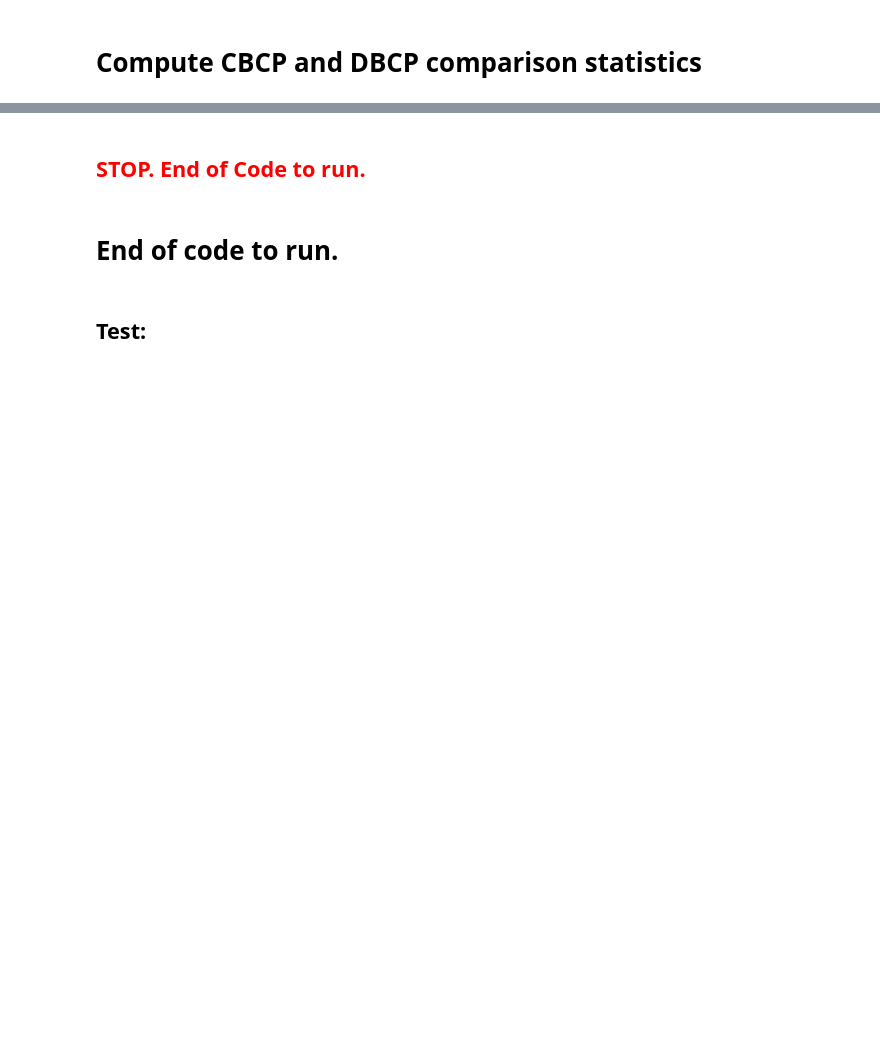
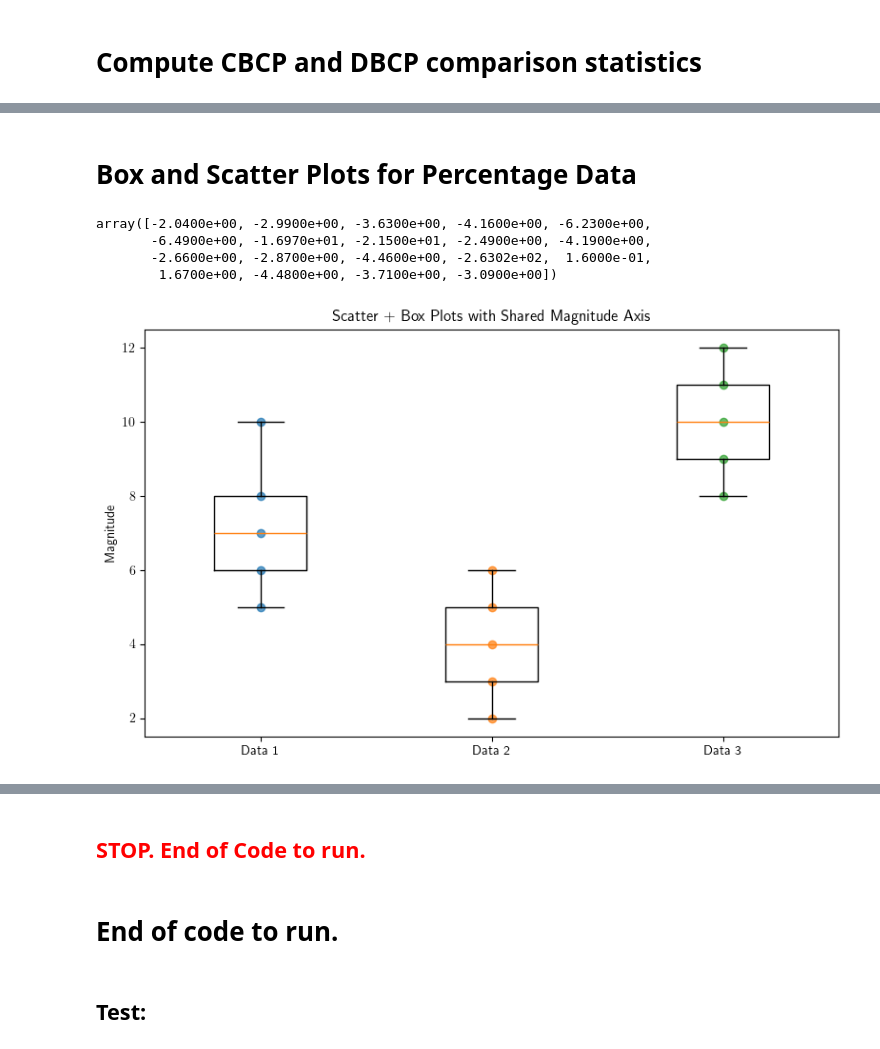
Before and after one commit to chihyuanchiu/CBCP_Credit_Discount, a Jupyter notebook: frank/Bilevel_Opt_aux_compare_CBCP_DBCP.ipynb, the cells around one changed output, grey strips where cells are left out. Cells and saved outputs as stored; diff of their text form; code cells hidden in the pictures; blank space fills up the shorter version.

```diff
--- a/frank/Bilevel_Opt_aux_compare_CBCP_DBCP.ipynb
+++ b/frank/Bilevel_Opt_aux_compare_CBCP_DBCP.ipynb
@@ -671,0 +815,62 @@ df_stats_compare_to_save
+# %% [markdown]
+# Box and Scatter Plots for Percentage Data
+# %%
+stats_compare_percentage_array = np.zeros((20, 12))
+
+for i in range(stats_compare_percentage_array.shape[0]):
+    stats_compare_percentage_array[i, 0:3] = stats_compare_absolute_percentage_array[2*i+1, 0:3]
+    stats_compare_percentage_array[i, 3:] = stats_compare_absolute_percentage_array[2*i+1, 4:]
+
+stats_compare_percentage_array = np.delete(stats_compare_percentage_array, 6, axis=0)
+
+percent_express_lane_usage_rel_data_array = stats_compare_percentage_array[:, 3:6]
+average_travel_time_rel_data_array = stats_compare_percentage_array[:, 6:8]
+user_costs_revenues_rel_data_array = stats_compare_percentage_array[:, 8:11]
+societal_costs_rel_data_array = stats_compare_percentage_array[:, -1]
+
+# stats_compare_percentage_array
+# percent_express_lane_usage_rel_data_array
+# average_travel_time_rel_data_array
+# user_costs_revenues_rel_data_array
+# societal_costs_rel_data_array
+# %% [output]
+array([-2.0400e+00, -2.9900e+00, -3.6300e+00, -4.1600e+00, -6.2300e+00,
+       -6.4900e+00, -1.6970e+01, -2.1500e+01, -2.4900e+00, -4.1900e+00,
+       -2.6600e+00, -2.8700e+00, -4.4600e+00, -2.6302e+02,  1.6000e-01,
+        1.6700e+00, -4.4800e+00, -3.7100e+00, -3.0900e+00])
+# %%
+# Example data lists
+data1 = [5, 6, 7, 8, 10]
+data2 = [2, 3, 5, 4, 6]
+data3 = [8, 9, 11, 10, 12]
+
+data = [data1, data2, data3]
+
+# X positions for each scatter+box group
+positions = [1, 2, 3]
+
+fig, ax = plt.subplots(figsize=(8, 5))
+
+# Create boxplots
+ax.boxplot(data, positions=positions, widths=0.4)
+
+# Add scatter points
+for i, d in enumerate(data):
+    # x_vals = np.random.normal(positions[i], 0.05, size=len(d))
+    x_vals = positions[i] * np.ones(len(d))
+    ax.scatter(x_vals, d, alpha=0.7)
+
+# Shared y-axis → Matplotlib does this automatically
+# but you can force specific magnitude limits if needed:
+# ax.set_ylim(min(min(data1), min(data2), min(data3)),
+#             max(max(data1), max(data2), max(data3)))
+
+ax.set_xticks(positions)
+ax.set_xticklabels(['Data 1', 'Data 2', 'Data 3'])
+ax.set_ylabel("Magnitude")
+ax.set_title("Scatter + Box Plots with Shared Magnitude Axis")
+
+plt.tight_layout()
+plt.show()
+# %% [output]
+[figure, added]
```
Also changed, not shown: parts of 15 cells of this notebook, 2 other files.
